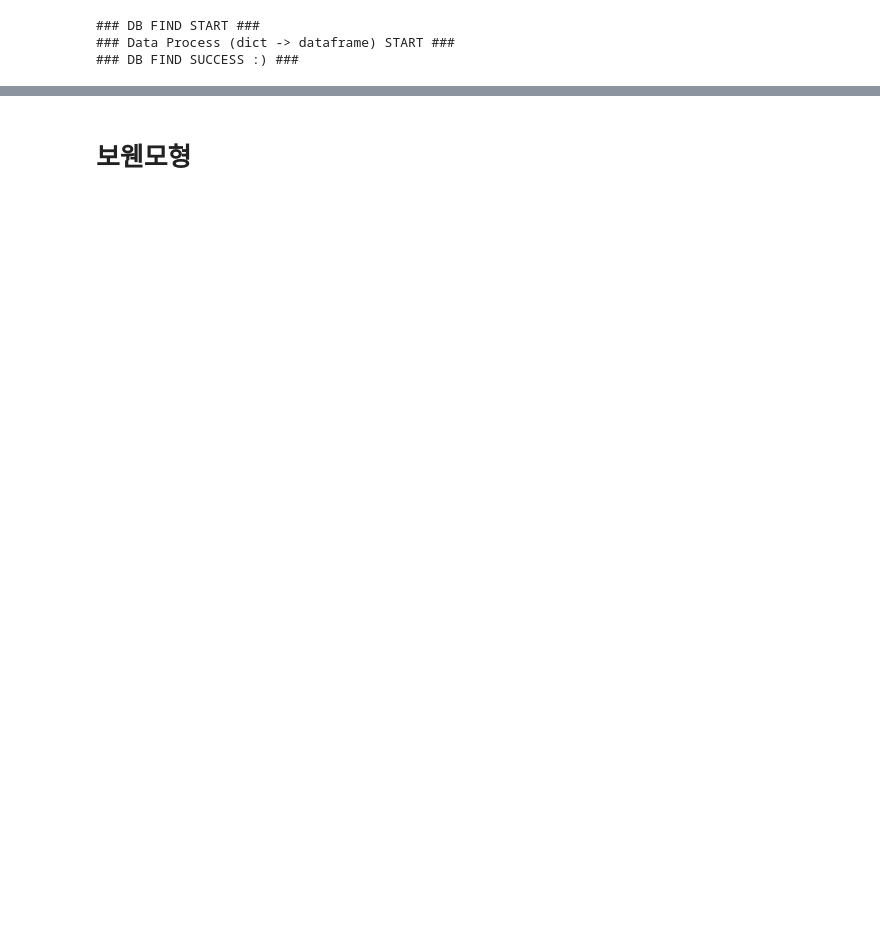
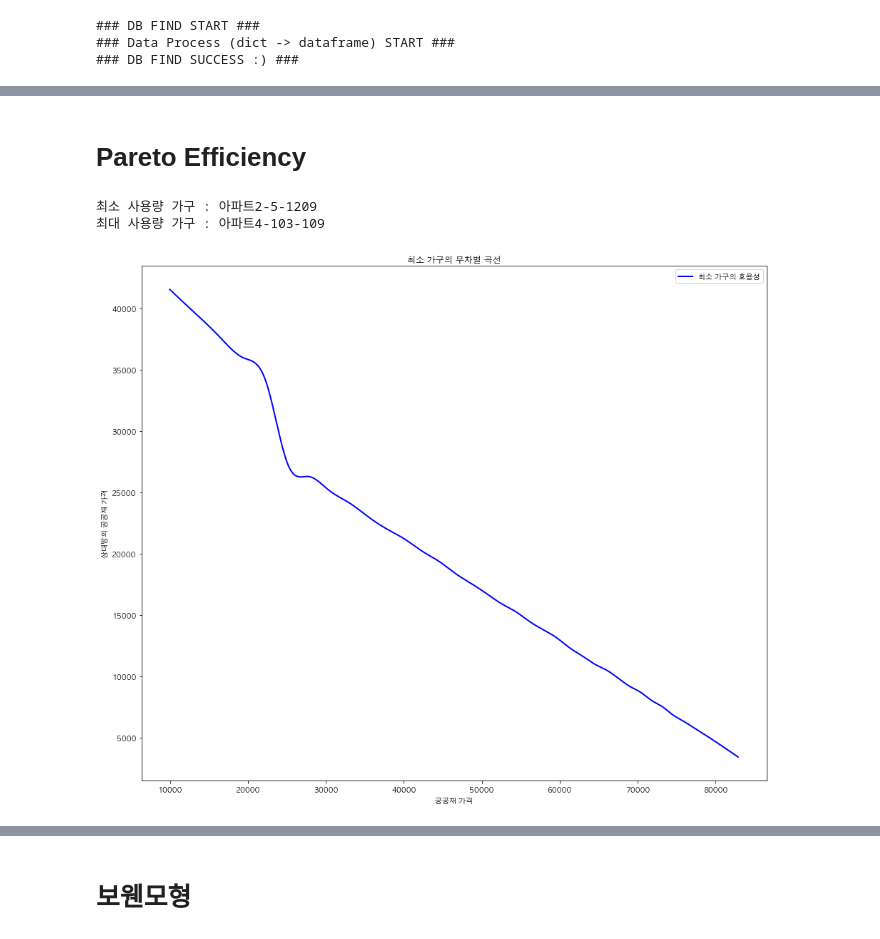
Before and after one commit to formegusto/rate-contract-proto, a Jupyter notebook: Public Goods Shape.ipynb, the cells around one changed output, grey strips where cells are left out. Cells and saved outputs as stored; diff of their text form; code cells hidden in the pictures; blank space fills up the shorter version.

Commit message:
pareto efficiency

```diff
--- a/Public Goods Shape.ipynb
+++ b/Public Goods Shape.ipynb
@@ -342,0 +391,11 @@ prevail_report_df
+# %% [markdown]
+# Pareto Efficiency
+# %%
+dis_target_name = disprevail_single[prevail_comp['사용량 (kwh)'] >= 100].sort_values(by=['사용량 (kwh)']).index[0]
+target_name = prevail_single.index[0]
+
+print("최소 사용량 가구 : {}\n".format(dis_target_name) +\
+     "최대 사용량 가구 : {}\n".format(target_name))
+# %% [output]
+최소 사용량 가구 : 아파트2-5-1209
+최대 사용량 가구 : 아파트4-103-109
@@ -342,0 +451,32 @@ prevail_report_df
+# %%
+import numpy as np
+from scipy.interpolate import make_interp_spline
+
+public_info.reverse()
+reverse_public_info = public_info.copy()
+public_info.reverse()
+
+# 반전
+public_np = np.array(public_info)
+mi_hi = np.array(max_household_info)
+mx_hi = np.array(min_household_info)
+
+mi_model=make_interp_spline(public_np, mi_hi)
+mx_model=make_interp_spline(public_np, mx_hi)
+
+mi_x = np.linspace(reverse_public_info[0],reverse_public_info[-1],500)
+mi_y = mi_model(mi_x)
+
+mx_x = np.linspace(reverse_public_info[0],reverse_public_info[-1],500)
+mx_y = mx_model(mx_x)
+
+plt.plot(mi_x[::-1], mi_y, color="blue", linewidth=2, label="최소 가구의 효용성")
+# plt.plot(mx_x, mx_y[::-1], color="orange", linewidth=2, label="최대 가구의 효용성")
+
+plt.xlabel("공공재 가격")
+plt.ylabel("상대방의 공공재 가격")
+plt.title("최소 가구의 무차별 곡선")
+plt.legend()
+plt.show()
+# %% [output]
+[figure, added]
```
Also changed, not shown: parts of 11 cells of this notebook.
